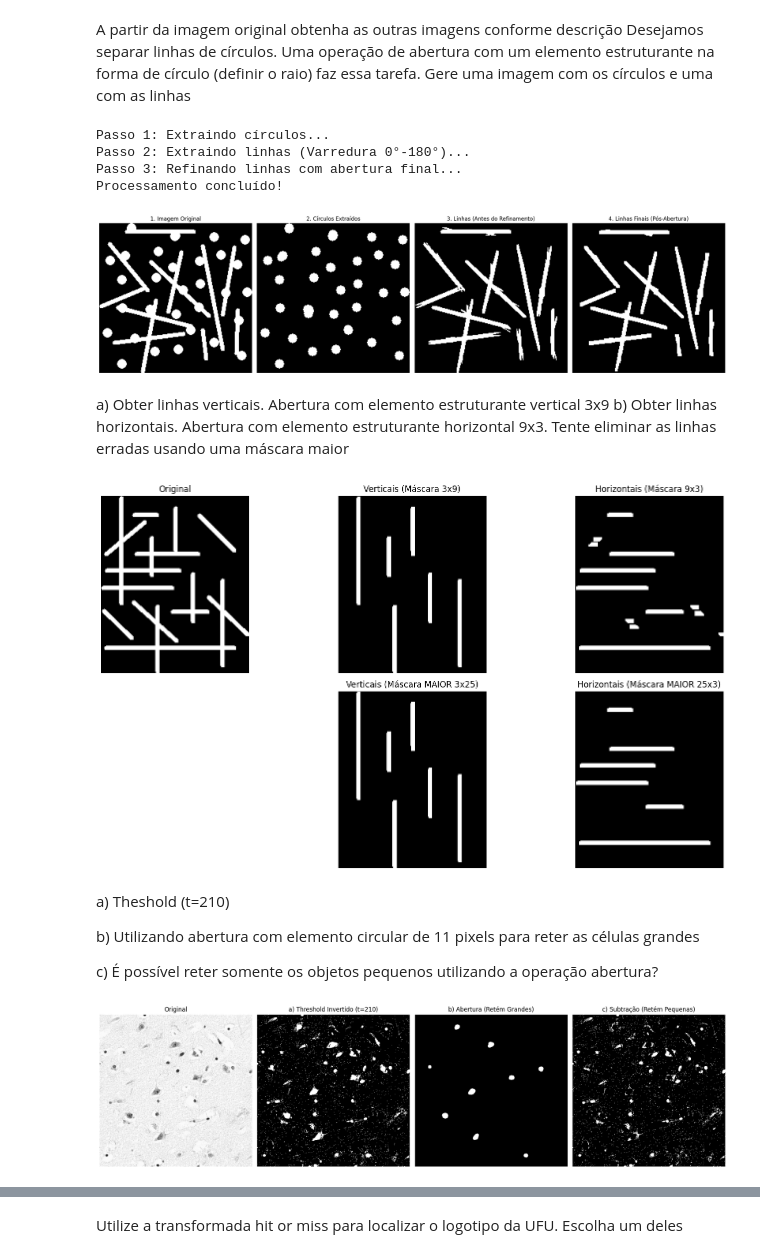
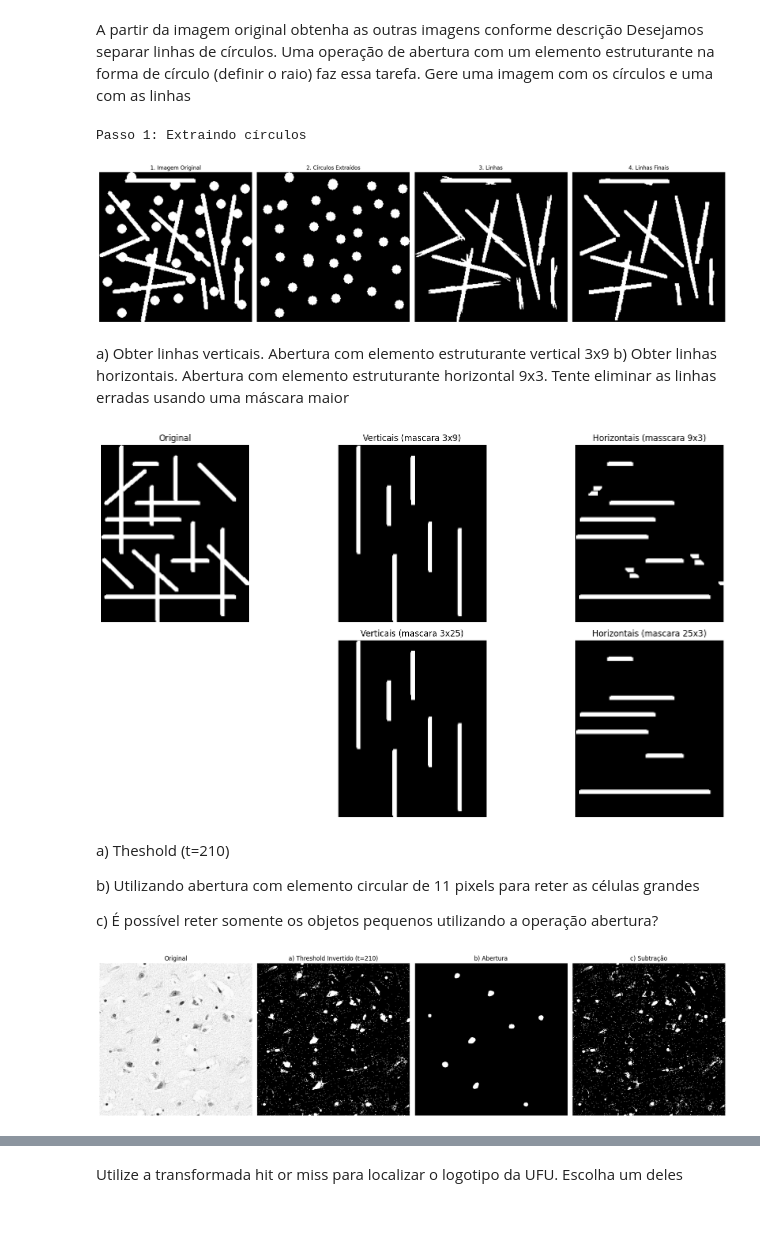
Before and after one commit to fernandofavaro1/gbc216_t2_G13, a Jupyter notebook: Lab07 - Mathematical Morphology/lab07.ipynb, the cells around one changed output, grey strips where cells are left out. Drawn from its saved outputs; the diff is of its cells as text; code cells hidden in the pictures; blank space fills up the shorter version.

```diff
--- a/Lab07 - Mathematical Morphology/lab07.ipynb
+++ b/Lab07 - Mathematical Morphology/lab07.ipynb
@@ -7,9 +7,9 @@ import numpy as np
 import math
 import matplotlib.pyplot as plt
 
-# --- 1. Funções Morfológicas Manuais ---
+# --- 1. Funções Morfológicas ---
 
-def erosao_manual(img, kernel):
+def erosao(img, kernel):
     k_alt, k_larg = kernel.shape
     pad_y, pad_x = k_alt // 2, k_larg // 2
     img_pad = np.pad(img, ((pad_y, pad_y), (pad_x, pad_x)), mode='constant', constant_values=0)
@@ -25,7 +25,7 @@ def erosao_manual(img, kernel):
                     img_erodida[i, j] = 255
     return img_erodida
 
-def dilatacao_manual(img, kernel):
+def dilatacao(img, kernel):
     k_alt, k_larg = kernel.shape
     pad_y, pad_x = k_alt // 2, k_larg // 2
     img_pad = np.pad(img, ((pad_y, pad_y), (pad_x, pad_x)), mode='constant', constant_values=0)
@@ -40,18 +40,18 @@ def dilatacao_manual(img, kernel):
                     img_dilatada[i, j] = 255
     return img_dilatada
 
-def abertura_manual(img, kernel):
-    erodida = erosao_manual(img, kernel)
-    dilatada = dilatacao_manual(erodida, kernel)
+def abertura(img, kernel):
+    erodida = erosao(img, kernel)
+    dilatada = dilatacao(erodida, kernel)
     return dilatada
 
-def fechamento_manual(img, kernel):
-    dilatada = dilatacao_manual(img, kernel)
-    erodida = erosao_manual(dilatada, kernel)
+def fechamento(img, kernel):
+    dilatada = dilatacao(img, kernel)
+    erodida = erosao(dilatada, kernel)
     return erodida
 
 
-# --- 2. Criação dos Elementos Estruturantes ---
+# --- 2. Elementos Estruturantes ---
 
 def criar_kernel_circular(raio):
     tamanho = 2 * raio + 1
@@ -78,70 +78,59 @@ def criar_kernel_linha_angulo(comprimento, angulo_graus):
     return kernel
 
 
-# --- 3. Execução do Script ---
-
 img1 = cv2.imread("art3.png", cv2.IMREAD_GRAYSCALE)
 if img1 is None:
-    raise ValueError("⚠️ ERRO: Imagem 'art3.png' não encontrada!")
+    raise ValueError(" ERRO: Imagem 'art3.png' não encontrada!")
 
 # --- PARTE A: Isolar os Círculos ---
-print("Passo 1: Extraindo círculos...")
+print("Passo 1: Extraindo círculos")
 raio_circulo = 6
 kernel_circ = criar_kernel_circular(raio_circulo)
-img_circulos = abertura_manual(img1, kernel_circ)
+img_circulos = abertura(img1, kernel_circ)
 
-# --- PARTE B: Isolar as Linhas (Varredura) ---
-print("Passo 2: Extraindo linhas (Varredura 0°-180°)...")
+# --- PARTE B: Isolar as Linhas (Varredura) --- Extraindo linhas varredura 0-180
 comprimento_linha = 35
 img_linhas_brutas = np.zeros_like(img1)
 passo_graus = 15
 
 for angulo in range(0, 180, passo_graus):
     kernel_atual = criar_kernel_linha_angulo(comprimento_linha, angulo)
-    img_aberta = abertura_manual(img1, kernel_atual)
+    img_aberta = abertura(img1, kernel_atual)
     img_linhas_brutas = np.maximum(img_linhas_brutas, img_aberta)
 
-
-# --- PARTE C: Limpeza Final das Linhas (Sua Ideia) ---
-print("Passo 3: Refinando linhas com abertura final...")
 kernel_refinamento = np.ones((4, 4), dtype=np.uint8)
-img_linhas_finais = abertura_manual(img_linhas_brutas, kernel_refinamento)
-
-print("Processamento concluído!")
+img_linhas_finais = abertura(img_linhas_brutas, kernel_refinamento)
 
 
 # --- 4. Plotando os resultados ---
 
 plt.figure(figsize=(20, 5))
 
 plt.subplot(1, 4, 1)
 plt.imshow(img1, cmap='gray', vmin=0, vmax=255)
 plt.title("1. Imagem Original")
 plt.axis('off')
 
 plt.subplot(1, 4, 2)
 plt.imshow(img_circulos, cmap='gray', vmin=0, vmax=255)
 plt.title("2. Círculos Extraídos")
 plt.axis('off')
 
 plt.subplot(1, 4, 3)
 plt.imshow(img_linhas_brutas, cmap='gray', vmin=0, vmax=255)
-plt.title("3. Linhas (Antes do Refinamento)")
+plt.title("3. Linhas")
 plt.axis('off')
 
 plt.subplot(1, 4, 4)
 plt.imshow(img_linhas_finais, cmap='gray', vmin=0, vmax=255)
-plt.title("4. Linhas Finais (Pós-Abertura)")
+plt.title("4. Linhas Finais")
 plt.axis('off')
 
 plt.tight_layout()
 plt.show()
 # %% [output]
-Passo 1: Extraindo círculos...
-Passo 2: Extraindo linhas (Varredura 0°-180°)...
-Passo 3: Refinando linhas com abertura final...
-Processamento concluído!
+Passo 1: Extraindo círculos
-[figure, old version]
+[figure, new version]
 # %% [markdown]
 a) Obter linhas verticais. Abertura com elemento estruturante vertical 3x9 b) Obter linhas horizontais. Abertura com elemento estruturante horizontal 9x3. Tente eliminar as linhas erradas usando uma máscara maior
 # %%
@@ -151,16 +140,16 @@ import matplotlib.pyplot as plt
 
 img2 = cv2.imread("art2.png", cv2.IMREAD_GRAYSCALE)
 
-# --- RESOLUÇÃO DO ITEM A (Linhas Verticais) ---
+# --- RESOLUCAO DO ITEM A (Linhas Verticais) ---
 kernel_vert = np.ones((9, 3), dtype=np.uint8)
 img_verticais = cv2.morphologyEx(img2, cv2.MORPH_OPEN, kernel_vert)
 
-# --- RESOLUÇÃO DO ITEM B (Linhas Horizontais) ---
+# --- RESOLUCAO DO ITEM B (Linhas Horizontais) ---
 
 kernel_horiz = np.ones((3, 9), dtype=np.uint8)
 img_horizontais = cv2.morphologyEx(img2, cv2.MORPH_OPEN, kernel_horiz)
 
-# --- A DICA DO ENUNCIADO: MÁSCARA MAIOR ---
+# --- MASCARA MAIOR ---
 
 kernel_vert_maior = np.ones((25, 3), dtype=np.uint8)
 kernel_horiz_maior = np.ones((3, 25), dtype=np.uint8)
@@ -169,7 +158,7 @@ img_verticais_limpas = cv2.morphologyEx(img2, cv2.MORPH_OPEN, kernel_vert_maior)
 img_horizontais_limpas = cv2.morphologyEx(img2, cv2.MORPH_OPEN, kernel_horiz_maior)
 
 
-# --- PLOTANDO OS RESULTADOS PARA COMPARAR ---
+# --- PLOTANDO OS RESULTADOS PRA COMPARAR ---
 plt.figure(figsize=(15, 8))
 
 plt.subplot(2, 3, 1)
@@ -180,29 +169,29 @@ plt.axis('off')
 
 plt.subplot(2, 3, 2)
 plt.imshow(img_verticais, cmap='gray')
-plt.title("Verticais (Máscara 3x9)")
+plt.title("Verticais (mascara 3x9)")
 plt.axis('off')
 
 plt.subplot(2, 3, 3)
 plt.imshow(img_horizontais, cmap='gray')
-plt.title("Horizontais (Máscara 9x3)")
+plt.title("Horizontais (masscara 9x3)")
 plt.axis('off')
 
 
 plt.subplot(2, 3, 5)
 plt.imshow(img_verticais_limpas, cmap='gray')
-plt.title("Verticais (Máscara MAIOR 3x25)")
+plt.title("Verticais (mascara 3x25)")
 plt.axis('off')
 
 plt.subplot(2, 3, 6)
 plt.imshow(img_horizontais_limpas, cmap='gray')
-plt.title("Horizontais (Máscara MAIOR 25x3)")
+plt.title("Horizontais (mascara 25x3)")
 plt.axis('off')
 
 plt.tight_layout()
 plt.show()
 # %% [output]
-[figure, old version]
+[figure, new version]
 # %% [markdown]
 
 a) Theshold (t=210)
@@ -223,7 +212,7 @@ if img3 is None:
 # --- a) Threshold (t=210) ---
 _, img_bin = cv2.threshold(img3, 210, 255, cv2.THRESH_BINARY_INV)
 
-# --- b) Abertura com elemento circular
+# --- b) elemento circular
 def criar_kernel_circular(raio):
     tamanho = 2 * raio + 1
     kernel = np.zeros((tamanho, tamanho), dtype=np.uint8)
@@ -239,7 +228,7 @@ kernel_11px = criar_kernel_circular(5)
 
 img_celulas_grandes = cv2.morphologyEx(img_bin, cv2.MORPH_OPEN, kernel_11px)
 
-# --- c) Obtendo SOMENTE os objetos pequenos ---
+# --- c) objetos pequenos ---
 img_celulas_pequenas = cv2.subtract(img_bin, img_celulas_grandes)
 
 
@@ -258,16 +247,16 @@ plt.axis('off')
 
 plt.subplot(1, 4, 3)
 plt.imshow(img_celulas_grandes, cmap='gray', vmin=0, vmax=255)
-plt.title("b) Abertura (Retém Grandes)")
+plt.title("b) Abertura")
 plt.axis('off')
 
 plt.subplot(1, 4, 4)
 plt.imshow(img_celulas_pequenas, cmap='gray', vmin=0, vmax=255)
-plt.title("c) Subtração (Retém Pequenas)")
+plt.title("c) Subtração")
 plt.axis('off')
 
 plt.tight_layout()
 plt.show()
 # %% [output]
-[figure, old version]
+[figure, new version]
 # %% [markdown]
```
Also changed, not shown: parts of 4 cells of this notebook.
